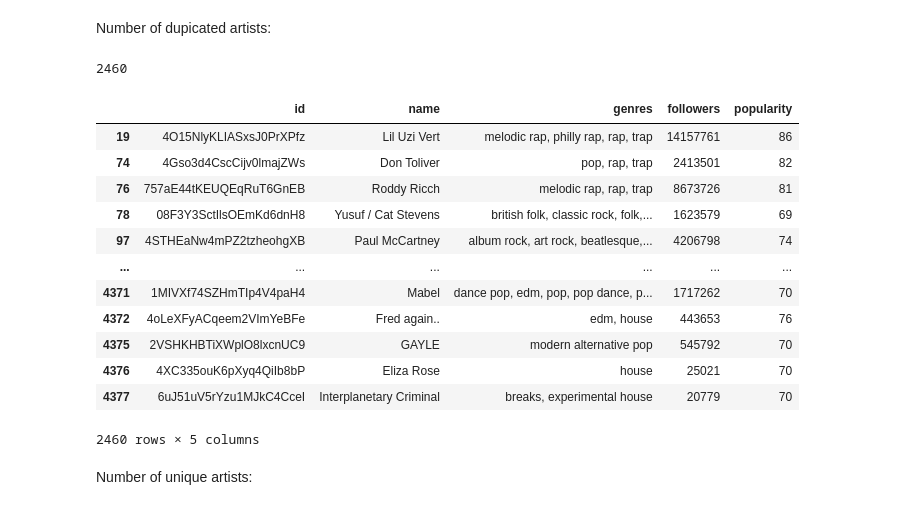
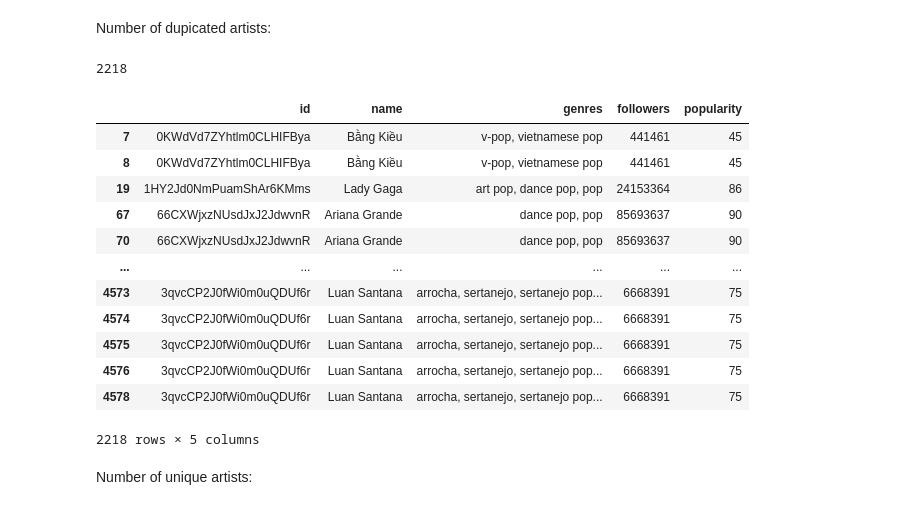
Before and after one commit to quytrungg/Final_Project_CSC14119, a Jupyter notebook: artists_data_exploration.ipynb, the cells around one changed output. Drawn from its saved outputs; the diff is of its cells as text; code cells hidden in the pictures.

```diff
--- a/artists_data_exploration.ipynb
+++ b/artists_data_exploration.ipynb
@@ -44,25 +93,25 @@ artists_data_des
 # %% [markdown]
 Number of dupicated artists:
 # %%
-raw_data['id'].duplicated().sum()
+raw_data.duplicated().sum()
 # %% [output]
-2460
+2218
 # %%
-raw_data[raw_data['id'].duplicated()]
+raw_data[raw_data.duplicated()]
 # %% [output]
 |  | id | name | genres | followers | popularity |
-| 19 | 4O15NlyKLIASxsJ0PrXPfz | Lil Uzi Vert | melodic rap, philly rap, rap, trap | 14157761 | 86 |
-| 74 | 4Gso3d4CscCijv0lmajZWs | Don Toliver | pop, rap, trap | 2413501 | 82 |
-| 76 | 757aE44tKEUQEqRuT6GnEB | Roddy Ricch | melodic rap, rap, trap | 8673726 | 81 |
-| 78 | 08F3Y3SctIlsOEmKd6dnH8 | Yusuf / Cat Stevens | british folk, classic rock, folk,... | 1623579 | 69 |
-| 97 | 4STHEaNw4mPZ2tzheohgXB | Paul McCartney | album rock, art rock, beatlesque,... | 4206798 | 74 |
+| 7 | 0KWdVd7ZYhtlm0CLHIFBya | Bằng Kiều | v-pop, vietnamese pop | 441461 | 45 |
+| 8 | 0KWdVd7ZYhtlm0CLHIFBya | Bằng Kiều | v-pop, vietnamese pop | 441461 | 45 |
+| 19 | 1HY2Jd0NmPuamShAr6KMms | Lady Gaga | art pop, dance pop, pop | 24153364 | 86 |
+| 67 | 66CXWjxzNUsdJxJ2JdwvnR | Ariana Grande | dance pop, pop | 85693637 | 90 |
+| 70 | 66CXWjxzNUsdJxJ2JdwvnR | Ariana Grande | dance pop, pop | 85693637 | 90 |
 | ... | ... | ... | ... | ... | ... |
-| 4371 | 1MIVXf74SZHmTIp4V4paH4 | Mabel | dance pop, edm, pop, pop dance, p... | 1717262 | 70 |
-| 4372 | 4oLeXFyACqeem2VImYeBFe | Fred again.. | edm, house | 443653 | 76 |
-| 4375 | 2VSHKHBTiXWplO8lxcnUC9 | GAYLE | modern alternative pop | 545792 | 70 |
-| 4376 | 4XC335ouK6pXyq4QiIb8bP | Eliza Rose | house | 25021 | 70 |
-| 4377 | 6uJ51uV5rYzu1MJkC4CceI | Interplanetary Criminal | breaks, experimental house | 20779 | 70 |
+| 4573 | 3qvcCP2J0fWi0m0uQDUf6r | Luan Santana | arrocha, sertanejo, sertanejo pop... | 6668391 | 75 |
+| 4574 | 3qvcCP2J0fWi0m0uQDUf6r | Luan Santana | arrocha, sertanejo, sertanejo pop... | 6668391 | 75 |
+| 4575 | 3qvcCP2J0fWi0m0uQDUf6r | Luan Santana | arrocha, sertanejo, sertanejo pop... | 6668391 | 75 |
+| 4576 | 3qvcCP2J0fWi0m0uQDUf6r | Luan Santana | arrocha, sertanejo, sertanejo pop... | 6668391 | 75 |
+| 4578 | 3qvcCP2J0fWi0m0uQDUf6r | Luan Santana | arrocha, sertanejo, sertanejo pop... | 6668391 | 75 |
-2460 rows × 5 columns
+2218 rows × 5 columns
 # %% [markdown]
 Number of unique artists:
 # %%
```
Also changed, not shown: parts of 31 cells of this notebook, 1 other file.
